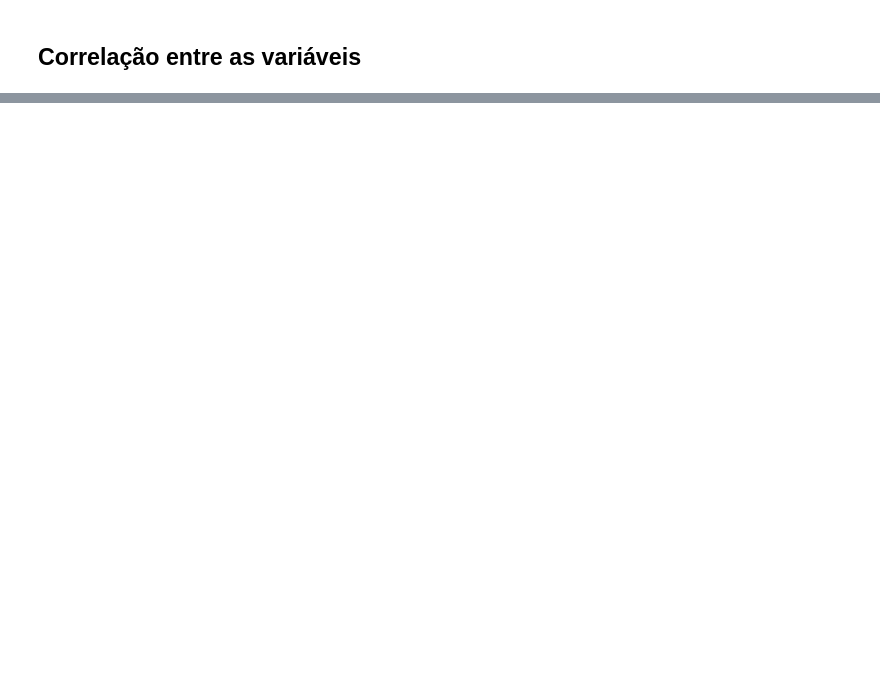
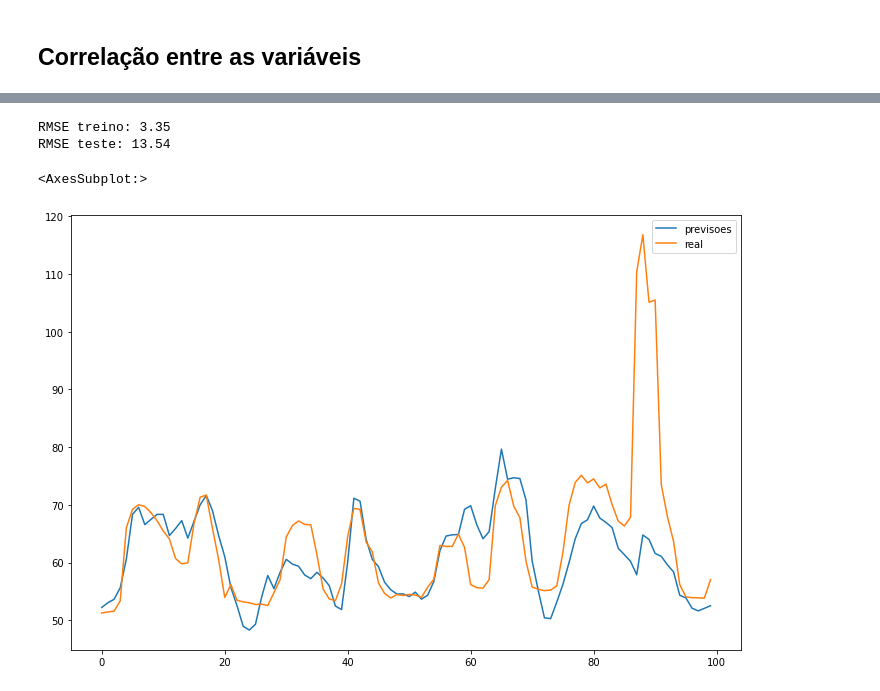
Before and after one commit to Jefersonnnn/series_temporais, a Jupyter notebook: ex_dados_temporais_energia.ipynb, the cells around one changed output, grey strips where cells are left out. Saved outputs shown, nothing was run; the diff lists cells and outputs as text; code cells hidden in the pictures; blank space fills up the shorter version.

```diff
--- a/ex_dados_temporais_energia.ipynb
+++ b/ex_dados_temporais_energia.ipynb
@@ -446,0 +629,7 @@ Name: price actual, Length: 66, dtype: float64
+# %%
+# Modelo com return_sequences
+model_2 = Sequential()
+model_2.add(LSTM(20, batch_input_shape=(2, X_treino.shape[1], X_treino.shape[2]), stateful=True))
+model_2.add(Dense(1))
+model_2.compile(loss='mean_squared_error', optimizer='adam')
+model_2.fit(X_treino, y_treino, epochs=200, batch_size=2, verbose=2)
@@ -446,0 +658,27 @@ Name: price actual, Length: 66, dtype: float64
+# %%
+# Fazendo as previsões e avaliando a performance
+previsoes_treino = model_2.predict(X_treino, batch_size=2)
+previsoes_teste = model_2.predict(X_teste, batch_size=2)
+
+previsoes_treino = scaler_y.inverse_transform(previsoes_treino)
+
+previsoes_teste = scaler_y.inverse_transform(previsoes_teste)
+
+inv_y_treino = scaler_y.inverse_transform(y_treino.reshape(-1,1))
+inv_y_teste = scaler_y.inverse_transform(y_teste.reshape(-1,1))
+
+# Calculando o RMSE:
+score_treino = math.sqrt(mean_squared_error(inv_y_treino, previsoes_treino))
+score_teste = math.sqrt(mean_squared_error(inv_y_teste, previsoes_teste))
+print('RMSE treino: %.2f' % score_treino)
+print('RMSE teste: %.2f' % score_teste)
+# %% [output]
+RMSE treino: 3.35
+RMSE teste: 13.54
+# %%
+df_plot = pd.DataFrame([previsoes_teste[:100].reshape(-1), inv_y_teste[:100].reshape(-1)]).T
+df_plot.columns = ['previsoes', 'real']
+df_plot.plot(figsize=(12,8))
+# %% [output]
+<AxesSubplot:>
+[figure, added]
```
Also changed, not shown: parts of 26 cells of this notebook, 2 other files.
